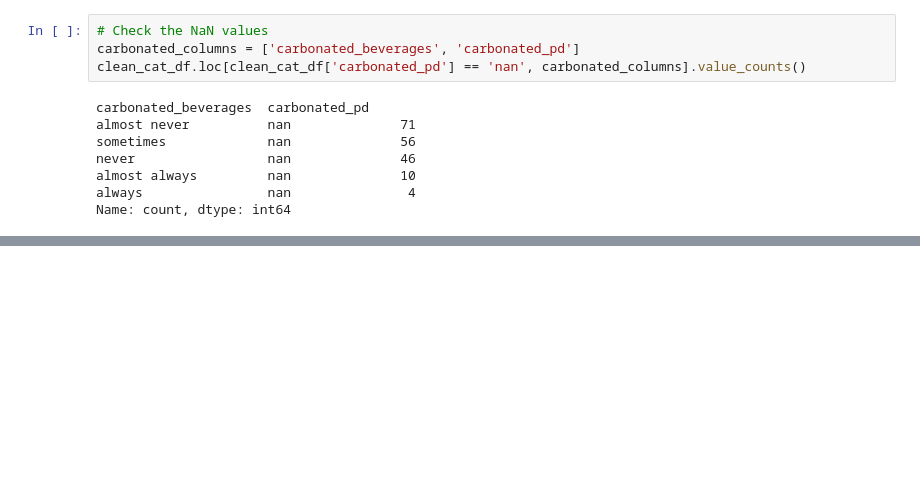
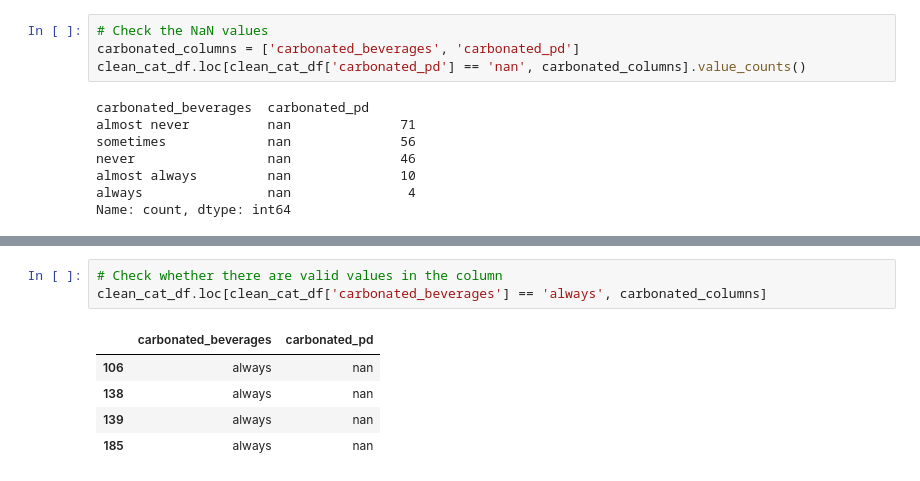
Before and after one commit to alyssahondrade/ml-perspectives-on-voice-disorder-diagnosis, a Jupyter notebook: 02_data_cleaning.ipynb, the cells around one changed output, grey strips where cells are left out. Cells and saved outputs as stored; diff of their text form; blank space fills up the shorter version.

Commit message:
cleaned carbonated_pd column

```diff
--- a/02_data_cleaning.ipynb
+++ b/02_data_cleaning.ipynb
@@ -803,0 +891,9 @@ imputation_check(
+# %%
+# Check whether there are valid values in the column
+clean_cat_df.loc[clean_cat_df['carbonated_beverages'] == 'always', carbonated_columns]
+# %% [output]
+|  | carbonated_beverages | carbonated_pd |
+| 106 | always | nan |
+| 138 | always | nan |
+| 139 | always | nan |
+| 185 | always | nan |
```
Also changed, not shown: parts of 11 cells of this notebook, 1 other file.
